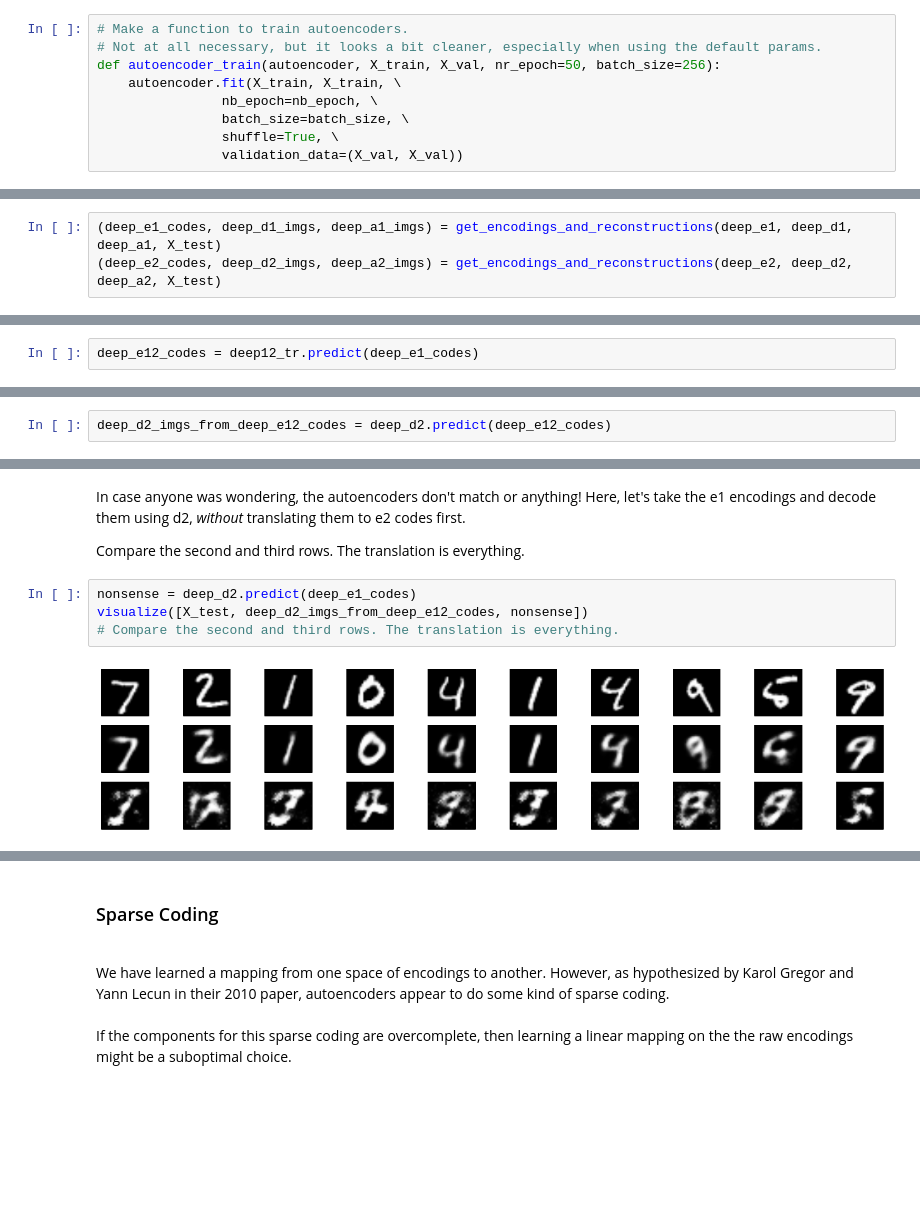
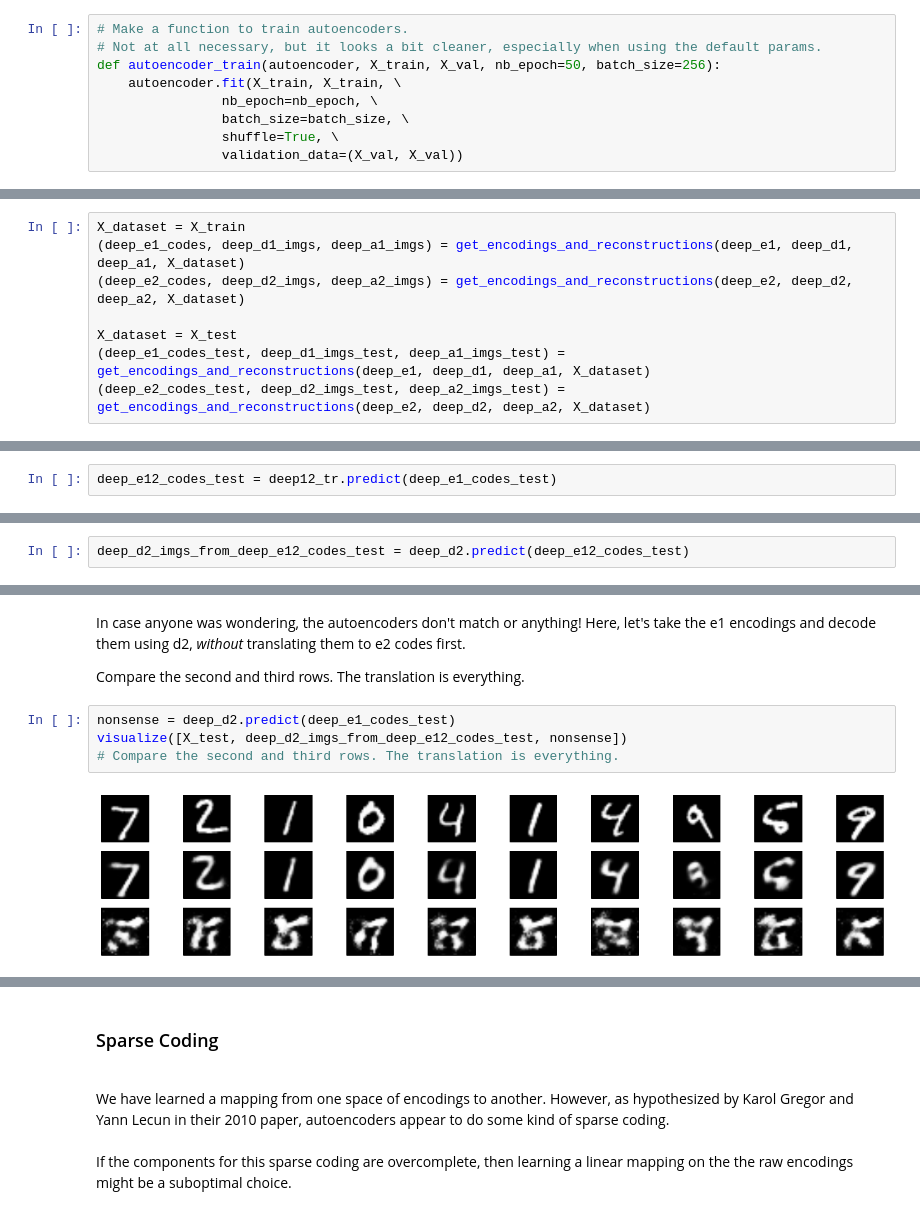
Before and after one commit to lucaslingle/representations, a Jupyter notebook: Representations.ipynb, the cells around one changed output, grey strips where cells are left out. Drawn from its saved outputs; the diff is of its cells as text; blank space fills up the shorter version.

```diff
--- a/Representations.ipynb
+++ b/Representations.ipynb
@@ -177,7 +177,7 @@ def create_autoencoder(image_pixels, encoding_dim, model_id):
 # %%
 # Make a function to train autoencoders.
 # Not at all necessary, but it looks a bit cleaner, especially when using the default params.
-def autoencoder_train(autoencoder, X_train, X_val, nr_epoch=50, batch_size=256):
+def autoencoder_train(autoencoder, X_train, X_val, nb_epoch=50, batch_size=256):
     autoencoder.fit(X_train, X_train, \
                 nb_epoch=nb_epoch, \
                 batch_size=batch_size, \
@@ -391,8 +406,13 @@ def translate_neural_codes(model_e1_codes, model_e2_codes):
 # %% [markdown]
 Now let's generate the encodings and decoded images for both of the two deep autoencoders.
 # %%
-(deep_e1_codes, deep_d1_imgs, deep_a1_imgs) = get_encodings_and_reconstructions(deep_e1, deep_d1, deep_a1, X_test)
-(deep_e2_codes, deep_d2_imgs, deep_a2_imgs) = get_encodings_and_reconstructions(deep_e2, deep_d2, deep_a2, X_test)
+X_dataset = X_train
+(deep_e1_codes, deep_d1_imgs, deep_a1_imgs) = get_encodings_and_reconstructions(deep_e1, deep_d1, deep_a1, X_dataset)
+(deep_e2_codes, deep_d2_imgs, deep_a2_imgs) = get_encodings_and_reconstructions(deep_e2, deep_d2, deep_a2, X_dataset)
+
+X_dataset = X_test
+(deep_e1_codes_test, deep_d1_imgs_test, deep_a1_imgs_test) = get_encodings_and_reconstructions(deep_e1, deep_d1, deep_a1, X_dataset)
+(deep_e2_codes_test, deep_d2_imgs_test, deep_a2_imgs_test) = get_encodings_and_reconstructions(deep_e2, deep_d2, deep_a2, X_dataset)
 # %% [markdown]
 Now let's learn the translation from the 'deep_e1' encodings to the 'deep_e2' encodings.
 # %%
@@ -400,10 +420,10 @@ deep12_tr = translate_neural_codes(deep_e1_codes, deep_e2_codes)
 # %% [markdown]
 Now let's use the mapping we just learned to get the translated encodings.
 # %%
-deep_e12_codes = deep12_tr.predict(deep_e1_codes)
+deep_e12_codes_test = deep12_tr.predict(deep_e1_codes_test)
 # %% [markdown]
 Now let's decode the translated encodings back into images using 'deep_d2'
 # %%
-deep_d2_imgs_from_deep_e12_codes = deep_d2.predict(deep_e12_codes)
+deep_d2_imgs_from_deep_e12_codes_test = deep_d2.predict(deep_e12_codes_test)
 # %% [markdown]
 Now let's visualize the original images, the e1-d1 images, the e2-d2 images, and the e1-e2-d2 images.
@@ -417,11 +440,11 @@ Here, let's take the e1 encodings and decode them using d2, *without* translatin
 
 Compare the second and third rows. The translation is everything.
 # %%
-nonsense = deep_d2.predict(deep_e1_codes)
-visualize([X_test, deep_d2_imgs_from_deep_e12_codes, nonsense])
+nonsense = deep_d2.predict(deep_e1_codes_test)
+visualize([X_test, deep_d2_imgs_from_deep_e12_codes_test, nonsense])
 # Compare the second and third rows. The translation is everything.
 # %% [output]
-[figure, old version]
+[figure, new version]
 # %%
 deep12_tr.coef_
 # %% [output]
```
Also changed, not shown: parts of 15 cells of this notebook, 1 other file.
